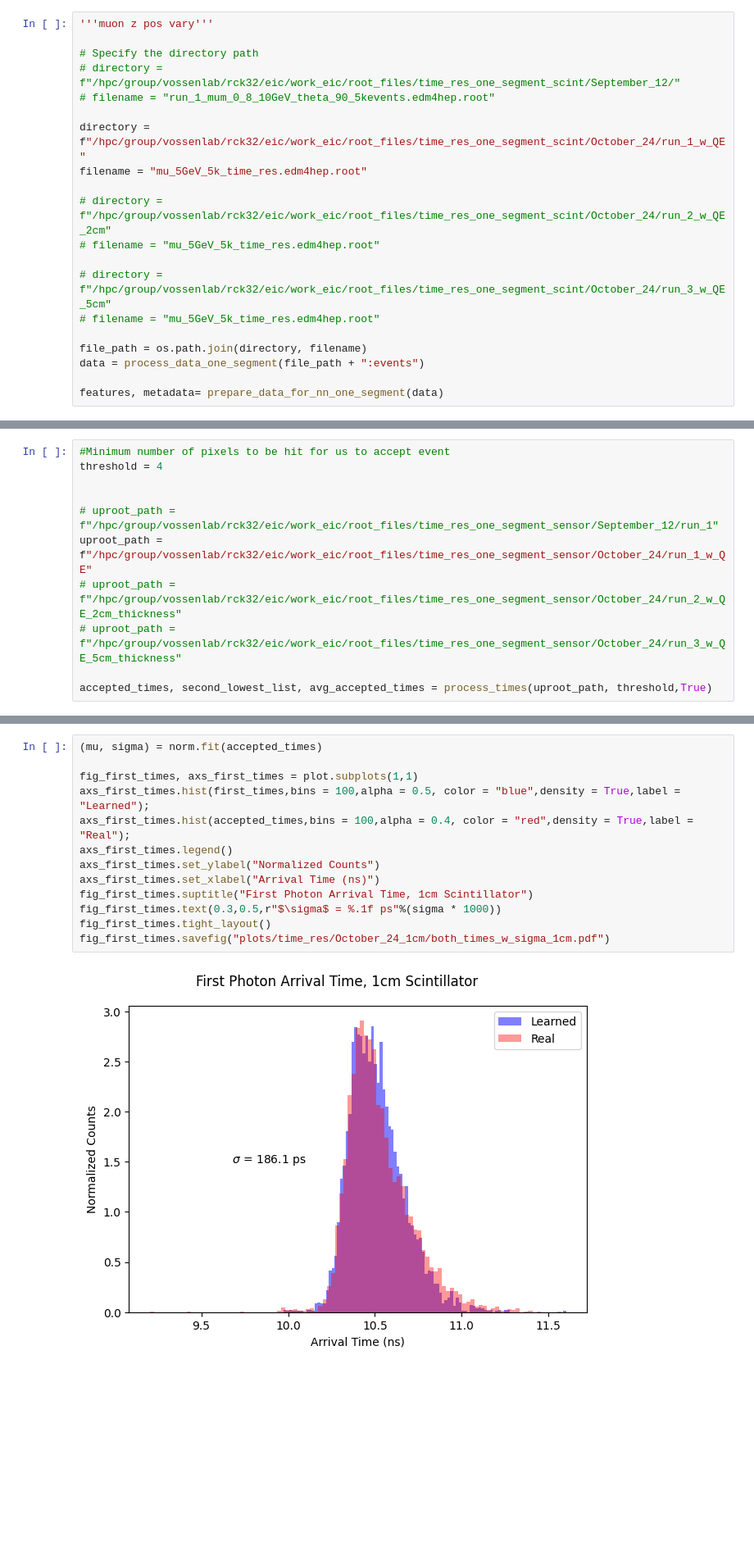
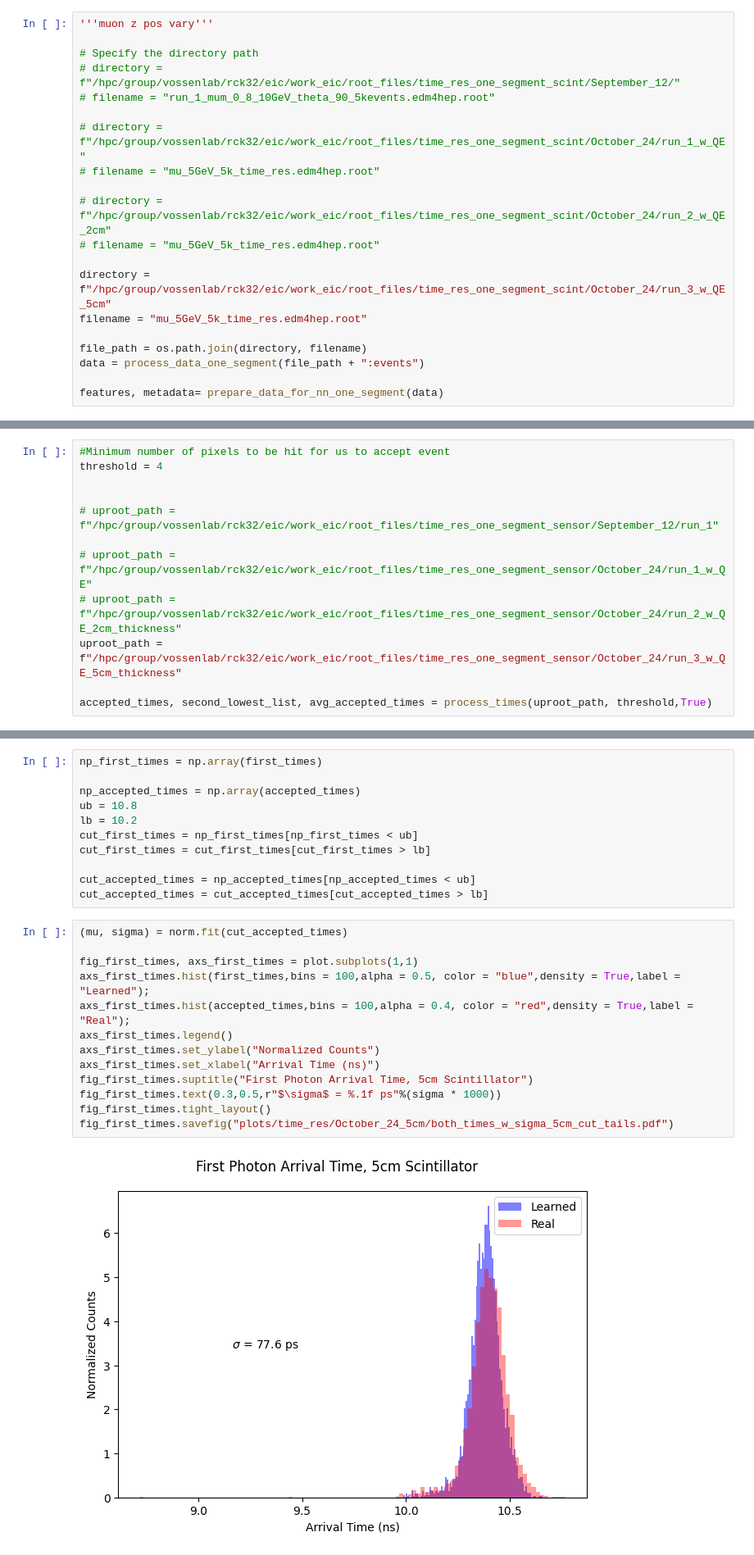
Before and after one commit to RowanKell/work_eic, a Jupyter notebook: macros/Timing_estimation/NF_one_bar_time_resolution.ipynb, the cells around one changed output, grey strips where cells are left out. Shown at 82% size. Saved outputs shown, nothing was run; the diff lists cells and outputs as text; blank space fills up the shorter version.

```diff
--- a/macros/Timing_estimation/NF_one_bar_time_resolution.ipynb
+++ b/macros/Timing_estimation/NF_one_bar_time_resolution.ipynb
@@ -124,14 +124,14 @@ load sector_scint root files with uproot
 # directory = f"/hpc/group/vossenlab/rck32/eic/work_eic/root_files/time_res_one_segment_scint/September_12/"
 # filename = "run_1_mum_0_8_10GeV_theta_90_5kevents.edm4hep.root"
 
-directory = f"/hpc/group/vossenlab/rck32/eic/work_eic/root_files/time_res_one_segment_scint/October_24/run_1_w_QE"
-filename = "mu_5GeV_5k_time_res.edm4hep.root"
+# directory = f"/hpc/group/vossenlab/rck32/eic/work_eic/root_files/time_res_one_segment_scint/October_24/run_1_w_QE"
+# filename = "mu_5GeV_5k_time_res.edm4hep.root"
 
 # directory = f"/hpc/group/vossenlab/rck32/eic/work_eic/root_files/time_res_one_segment_scint/October_24/run_2_w_QE_2cm"
 # filename = "mu_5GeV_5k_time_res.edm4hep.root"
 
-# directory = f"/hpc/group/vossenlab/rck32/eic/work_eic/root_files/time_res_one_segment_scint/October_24/run_3_w_QE_5cm"
-# filename = "mu_5GeV_5k_time_res.edm4hep.root"
+directory = f"/hpc/group/vossenlab/rck32/eic/work_eic/root_files/time_res_one_segment_scint/October_24/run_3_w_QE_5cm"
+filename = "mu_5GeV_5k_time_res.edm4hep.root"
 
 file_path = os.path.join(directory, filename)
 data = process_data_one_segment(file_path + ":events")
@@ -205,9 +205,10 @@ threshold = 4
 
 
 # uproot_path = f"/hpc/group/vossenlab/rck32/eic/work_eic/root_files/time_res_one_segment_sensor/September_12/run_1"
-uproot_path = f"/hpc/group/vossenlab/rck32/eic/work_eic/root_files/time_res_one_segment_sensor/October_24/run_1_w_QE"
+
+# uproot_path = f"/hpc/group/vossenlab/rck32/eic/work_eic/root_files/time_res_one_segment_sensor/October_24/run_1_w_QE"
 # uproot_path = f"/hpc/group/vossenlab/rck32/eic/work_eic/root_files/time_res_one_segment_sensor/October_24/run_2_w_QE_2cm_thickness"
-# uproot_path = f"/hpc/group/vossenlab/rck32/eic/work_eic/root_files/time_res_one_segment_sensor/October_24/run_3_w_QE_5cm_thickness"
+uproot_path = f"/hpc/group/vossenlab/rck32/eic/work_eic/root_files/time_res_one_segment_sensor/October_24/run_3_w_QE_5cm_thickness"
 
 accepted_times, second_lowest_list, avg_accepted_times = process_times(uproot_path, threshold,True)
 # %% [output]
@@ -230,20 +228,31 @@ NameError: name 'samples' is not defined
 # %% [markdown]
 ### Compare first photon distributions
+# %%
+np_first_times = np.array(first_times)
+
+np_accepted_times = np.array(accepted_times)
+ub = 10.8
+lb = 10.2
+cut_first_times = np_first_times[np_first_times < ub]
+cut_first_times = cut_first_times[cut_first_times > lb]
+
+cut_accepted_times = np_accepted_times[np_accepted_times < ub]
+cut_accepted_times = cut_accepted_times[cut_accepted_times > lb]
 # %%
-(mu, sigma) = norm.fit(accepted_times)
+(mu, sigma) = norm.fit(cut_accepted_times)
 
 fig_first_times, axs_first_times = plot.subplots(1,1)
 axs_first_times.hist(first_times,bins = 100,alpha = 0.5, color = "blue",density = True,label = "Learned");
 axs_first_times.hist(accepted_times,bins = 100,alpha = 0.4, color = "red",density = True,label = "Real");
 axs_first_times.legend()
 axs_first_times.set_ylabel("Normalized Counts")
 axs_first_times.set_xlabel("Arrival Time (ns)")
-fig_first_times.suptitle("First Photon Arrival Time, 1cm Scintillator")
+fig_first_times.suptitle("First Photon Arrival Time, 5cm Scintillator")
 fig_first_times.text(0.3,0.5,r"$\sigma$ = %.1f ps"%(sigma * 1000))
 fig_first_times.tight_layout()
-fig_first_times.savefig("plots/time_res/October_24_1cm/both_times_w_sigma_1cm.pdf")
+fig_first_times.savefig("plots/time_res/October_24_5cm/both_times_w_sigma_5cm_cut_tails.pdf")
 # %% [output]
-[figure, old version]
+[figure, new version]
 # %% [markdown]
 ## Cutting off tails
 # %%
```
Also changed, not shown: parts of 3 cells of this notebook, 5 other files.
